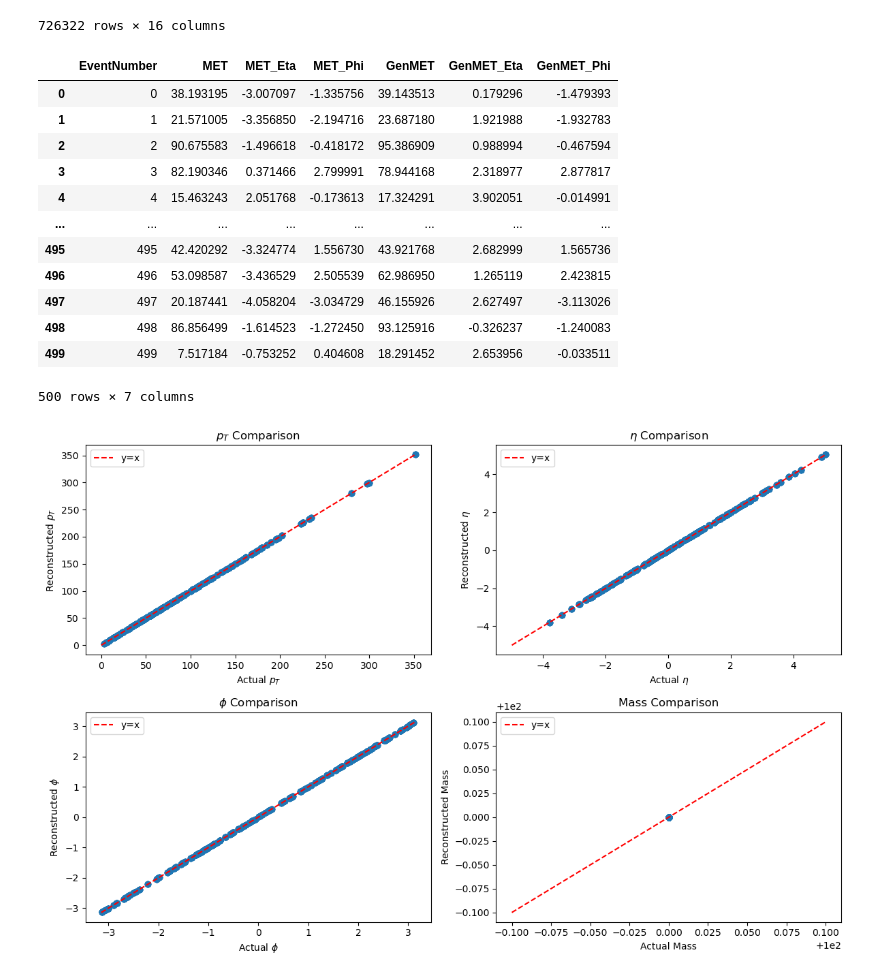
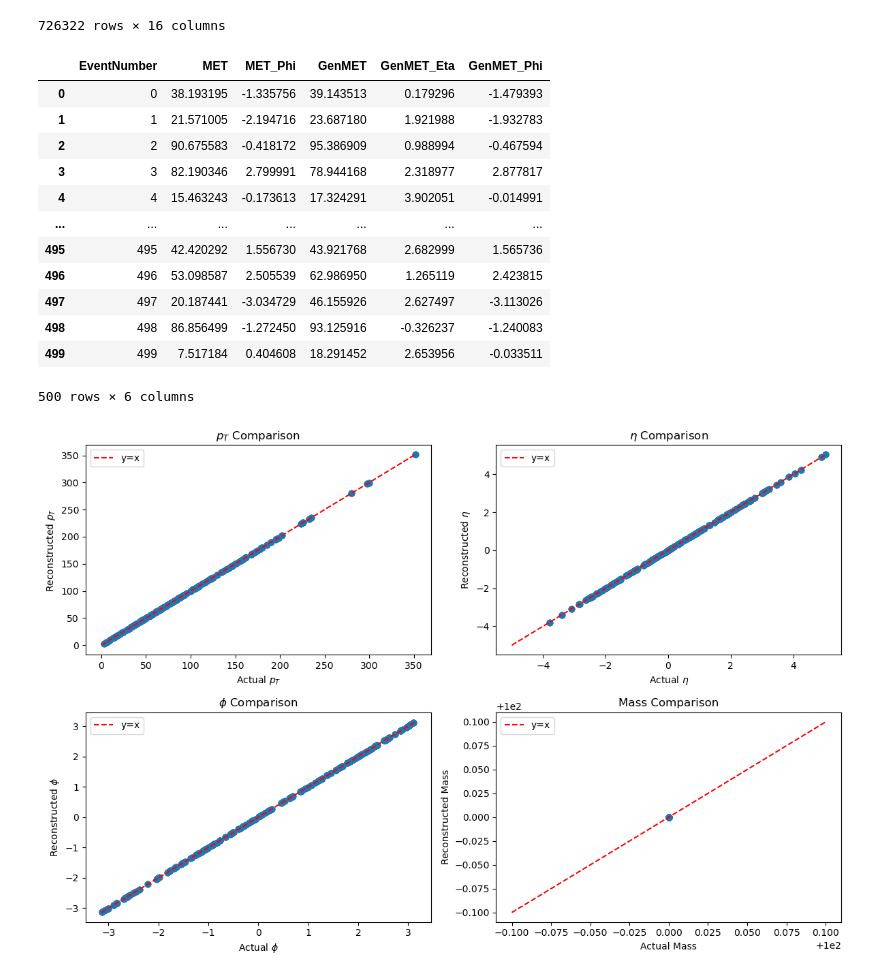
Before and after one commit to KalelChester/Displaced-Photon, a Jupyter notebook: event_display/prompt_half_dark_event_displays.ipynb, the cells around one changed output. Saved outputs shown, nothing was run; the diff lists cells and outputs as text; code cells hidden in the pictures.

```diff
--- a/event_display/prompt_half_dark_event_displays.ipynb
+++ b/event_display/prompt_half_dark_event_displays.ipynb
@@ -109,41 +109,40 @@ particle_df
 # %%
 # --- Convert MissingET and GenMissingET to pandas (event-level DataFrame) ---
 missingET_dict = df.AsNumpy([
     "Event.Number",
-    "MissingET.MET", "MissingET.Eta", "MissingET.Phi",
+    "MissingET.MET", "MissingET.Phi",
     "GenMissingET.MET", "GenMissingET.Eta", "GenMissingET.Phi",
 ])
 
 # Flatten event numbers and build event-level DataFrame
 missingET_df = pd.DataFrame({
     "EventNumber": [arr[0] for arr in missingET_dict["Event.Number"]],
     "MET": [arr[0] for arr in missingET_dict["MissingET.MET"]],
-    "MET_Eta": [arr[0] for arr in missingET_dict["MissingET.Eta"]],
     "MET_Phi": [arr[0] for arr in missingET_dict["MissingET.Phi"]],
     "GenMET": [arr[0] for arr in missingET_dict["GenMissingET.MET"]],
     "GenMET_Eta": [arr[0] for arr in missingET_dict["GenMissingET.Eta"]],
     "GenMET_Phi": [arr[0] for arr in missingET_dict["GenMissingET.Phi"]],
 })
 
 # Only keep the first 500 events
 missingET_df = missingET_df[missingET_df["EventNumber"] < 500].reset_index(drop=True)
 
 # Display first few rows
 missingET_df
 # %% [output]
-|  | EventNumber | MET | MET_Eta | MET_Phi | GenMET | GenMET_Eta | GenMET_Phi |
-| 0 | 0 | 38.193195 | -3.007097 | -1.335756 | 39.143513 | 0.179296 | -1.479393 |
-| 1 | 1 | 21.571005 | -3.356850 | -2.194716 | 23.687180 | 1.921988 | -1.932783 |
-| 2 | 2 | 90.675583 | -1.496618 | -0.418172 | 95.386909 | 0.988994 | -0.467594 |
-| 3 | 3 | 82.190346 | 0.371466 | 2.799991 | 78.944168 | 2.318977 | 2.877817 |
-| 4 | 4 | 15.463243 | 2.051768 | -0.173613 | 17.324291 | 3.902051 | -0.014991 |
-| ... | ... | ... | ... | ... | ... | ... | ... |
-| 495 | 495 | 42.420292 | -3.324774 | 1.556730 | 43.921768 | 2.682999 | 1.565736 |
-| 496 | 496 | 53.098587 | -3.436529 | 2.505539 | 62.986950 | 1.265119 | 2.423815 |
-| 497 | 497 | 20.187441 | -4.058204 | -3.034729 | 46.155926 | 2.627497 | -3.113026 |
-| 498 | 498 | 86.856499 | -1.614523 | -1.272450 | 93.125916 | -0.326237 | -1.240083 |
-| 499 | 499 | 7.517184 | -0.753252 | 0.404608 | 18.291452 | 2.653956 | -0.033511 |
+|  | EventNumber | MET | MET_Phi | GenMET | GenMET_Eta | GenMET_Phi |
+| 0 | 0 | 38.193195 | -1.335756 | 39.143513 | 0.179296 | -1.479393 |
+| 1 | 1 | 21.571005 | -2.194716 | 23.687180 | 1.921988 | -1.932783 |
+| 2 | 2 | 90.675583 | -0.418172 | 95.386909 | 0.988994 | -0.467594 |
+| 3 | 3 | 82.190346 | 2.799991 | 78.944168 | 2.318977 | 2.877817 |
+| 4 | 4 | 15.463243 | -0.173613 | 17.324291 | 3.902051 | -0.014991 |
+| ... | ... | ... | ... | ... | ... | ... |
+| 495 | 495 | 42.420292 | 1.556730 | 43.921768 | 2.682999 | 1.565736 |
+| 496 | 496 | 53.098587 | 2.505539 | 62.986950 | 1.265119 | 2.423815 |
+| 497 | 497 | 20.187441 | -3.034729 | 46.155926 | 2.627497 | -3.113026 |
+| 498 | 498 | 86.856499 | -1.272450 | 93.125916 | -0.326237 | -1.240083 |
+| 499 | 499 | 7.517184 | 0.404608 | 18.291452 | 2.653956 | -0.033511 |
-500 rows × 7 columns
+500 rows × 6 columns
 # %%
 # --- Helper: get children of a particle using D1..D2 indices ---
 def get_children(df, parent_index, event_num):
```
Also changed, not shown: parts of 1 cell of this notebook, 2 other files.
